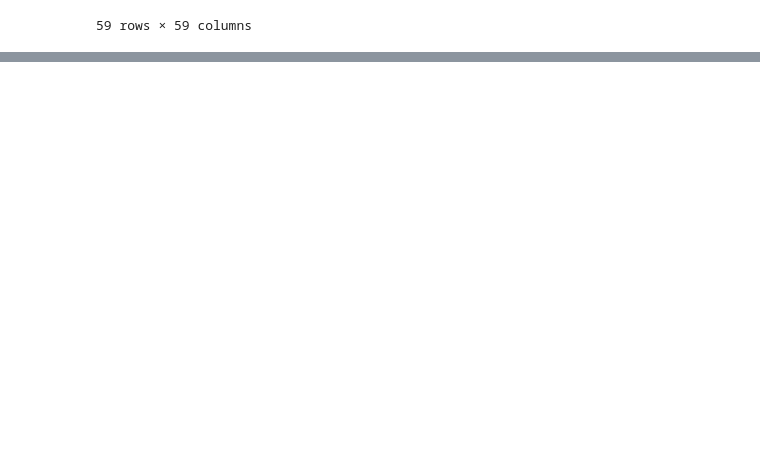
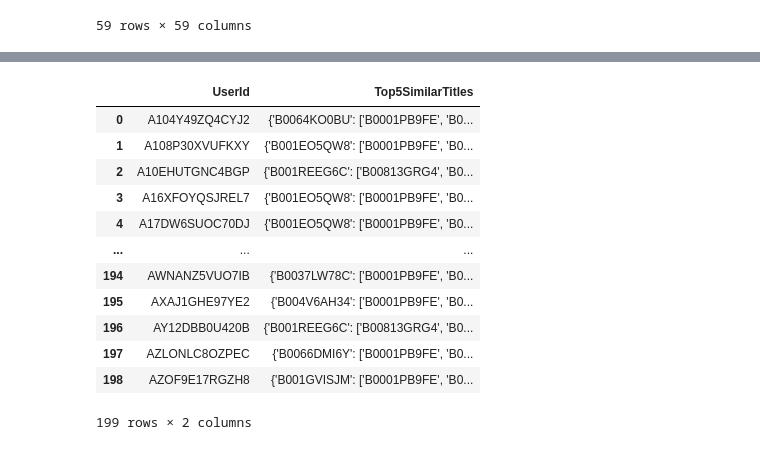
Before and after one commit to gsdavis1959/Python, a Jupyter notebook: SimpleRecommendation.ipynb, the cells around one changed output, grey strips where cells are left out. Cells and saved outputs as stored; diff of their text form; code cells hidden in the pictures; blank space fills up the shorter version.

```diff
--- a/SimpleRecommendation.ipynb
+++ b/SimpleRecommendation.ipynb
@@ -186,0 +250,41 @@ similarity_df
+# %%
+
+
+
+# Calculate the similarity matrix using pairwise distances (e.g., Pearson correlation)
+similarity_matrix = 1 - pairwise_distances(user_title_matrix.T, metric='correlation')
+similarity_df = pd.DataFrame(similarity_matrix, index=user_title_matrix.columns, columns=user_title_matrix.columns)
+
+# Define the number of top similar titles to consider for each user
+N = 5
+
+# Create an empty DataFrame to store the top N similar titles for each user
+top_similar_titles_df = pd.DataFrame(columns=['UserId', f'Top{N}SimilarTitles'])
+
+# Iterate through each user
+for user in user_title_matrix.index:
+    # Get the user's rated titles
+    rated_titles = user_title_matrix.loc[user, user_title_matrix.loc[user] != 0].index
+
+    # Initialize a dictionary to store similarity scores for each title
+    title_similarity_scores = {}
+
+    # Iterate through the user's rated titles
+    for title in rated_titles:
+        # Get the similarity scores for the title
+        title_similarity = similarity_df[title].sort_values(ascending=False)
+
+        # Exclude the title itself from the list of similar titles
+        similar_titles = title_similarity.drop(title).index
+
+        # Add similarity scores to the dictionary
+        title_similarity_scores[title] = similar_titles[:N].tolist()
+
+    # Append the results to the new DataFrame
+    top_similar_titles_df = top_similar_titles_df.append({
+        'UserId': user,
+        f'Top{N}SimilarTitles': title_similarity_scores
+    }, ignore_index=True)
+
+# Display the DataFrame with top N similar titles for each user
+print(top_similar_titles_df)
@@ -186,0 +306,16 @@ similarity_df
+# %%
+top_similar_titles_df
+# %% [output]
+|  | UserId | Top5SimilarTitles |
+| 0 | A104Y49ZQ4CYJ2 | {'B0064KO0BU': ['B0001PB9FE', 'B0... |
+| 1 | A108P30XVUFKXY | {'B001EO5QW8': ['B0001PB9FE', 'B0... |
+| 2 | A10EHUTGNC4BGP | {'B001REEG6C': ['B00813GRG4', 'B0... |
+| 3 | A16XFOYQSJREL7 | {'B001EO5QW8': ['B0001PB9FE', 'B0... |
+| 4 | A17DW6SUOC70DJ | {'B001EO5QW8': ['B0001PB9FE', 'B0... |
+| ... | ... | ... |
+| 194 | AWNANZ5VUO7IB | {'B0037LW78C': ['B0001PB9FE', 'B0... |
+| 195 | AXAJ1GHE97YE2 | {'B004V6AH34': ['B0001PB9FE', 'B0... |
+| 196 | AY12DBB0U420B | {'B001REEG6C': ['B00813GRG4', 'B0... |
+| 197 | AZLONLC8OZPEC | {'B0066DMI6Y': ['B0001PB9FE', 'B0... |
+| 198 | AZOF9E17RGZH8 | {'B001GVISJM': ['B0001PB9FE', 'B0... |
+199 rows × 2 columns
```
Also changed, not shown: parts of 5 cells of this notebook.
